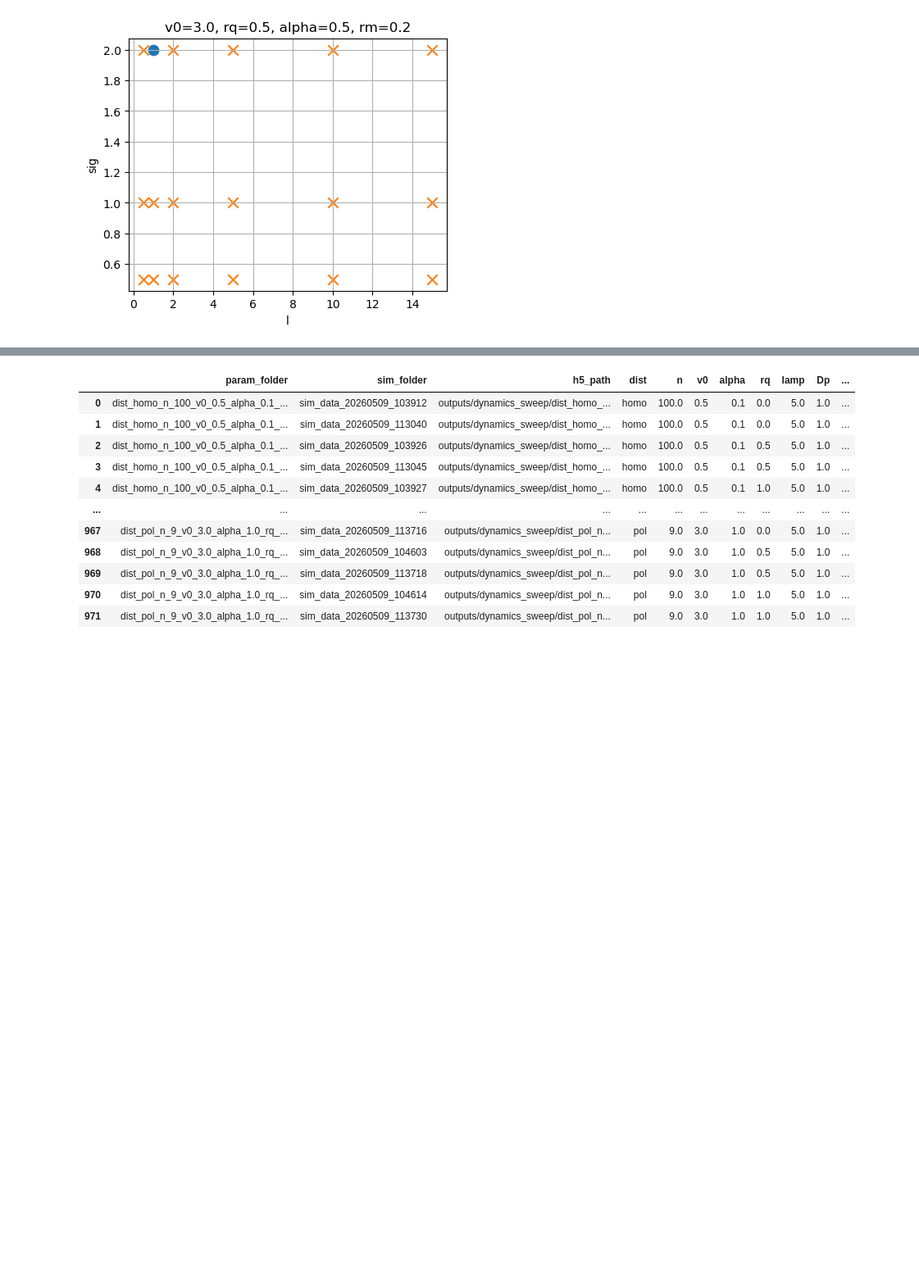
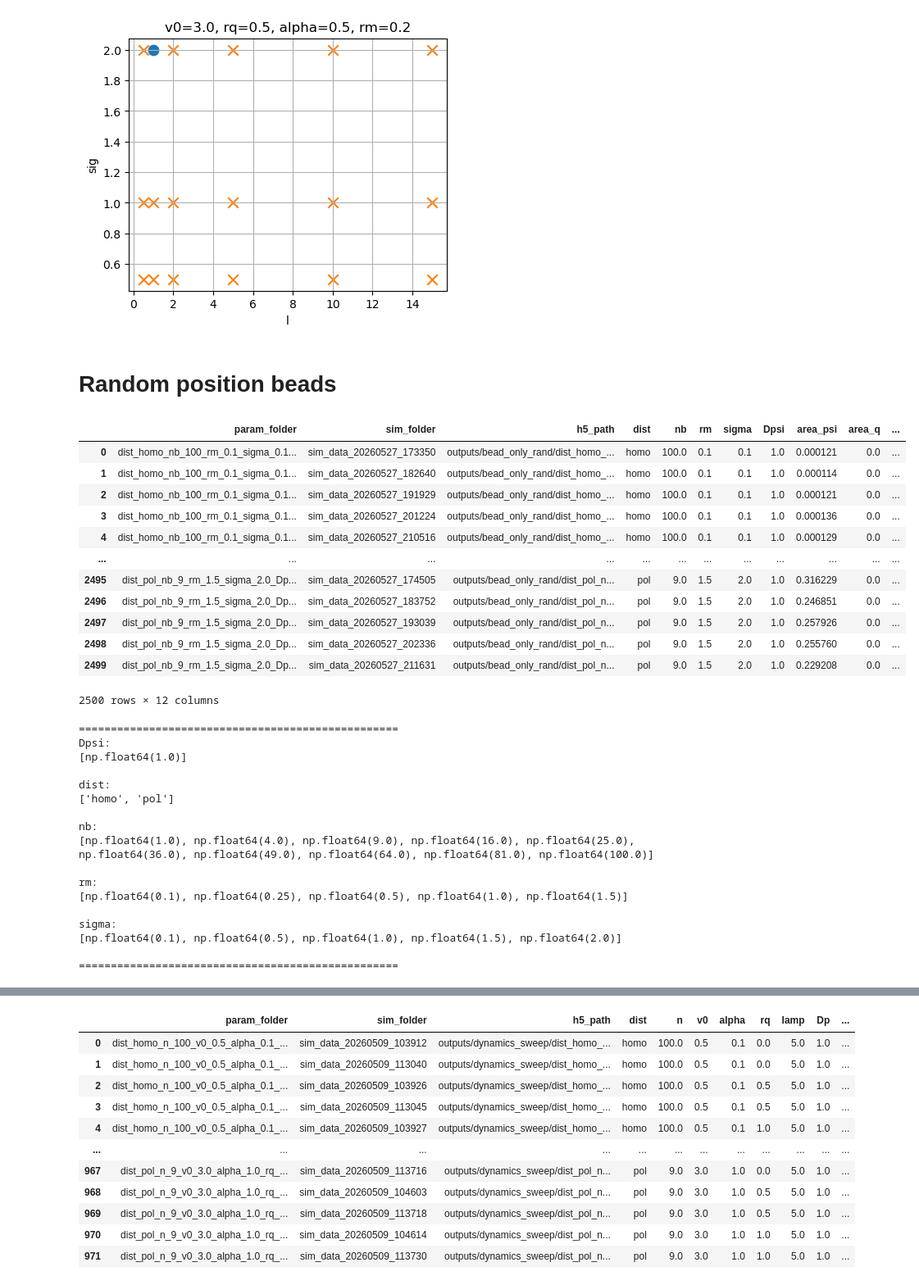
Before and after one commit to pvblop/Memory-Phase-Field-Models, a Jupyter notebook: equation_solver_bd_dist/analysis_sweep.ipynb, the cells around one changed output, grey strips where cells are left out. Shown at 82% size. Cells and saved outputs as stored; diff of their text form; code cells hidden in the pictures; blank space fills up the shorter version.

```diff
--- a/equation_solver_bd_dist/analysis_sweep.ipynb
+++ b/equation_solver_bd_dist/analysis_sweep.ipynb
@@ -472,3 +499,45 @@ plot_binary_phase_scatter(
 plt.show()
 # %% [output]
 [figure]
+# %% [markdown]
+# Random position beads
+# %%
+base_dir = "outputs/bead_only_rand"
+
+df = scan(base_dir)
+
+display(df)
+df.to_csv(os.path.join(base_dir, "bead_only_rand.csv"), index=False)
+
+print_available_parameters(df)
+# %% [output]
+|  | param_folder | sim_folder | h5_path | dist | nb | rm | sigma | Dpsi | area_psi | area_q | ... |
+| 0 | dist_homo_nb_100_rm_0.1_sigma_0.1... | sim_data_20260527_173350 | outputs/bead_only_rand/dist_homo_... | homo | 100.0 | 0.1 | 0.1 | 1.0 | 0.000121 | 0.0 | ... |
+| 1 | dist_homo_nb_100_rm_0.1_sigma_0.1... | sim_data_20260527_182640 | outputs/bead_only_rand/dist_homo_... | homo | 100.0 | 0.1 | 0.1 | 1.0 | 0.000114 | 0.0 | ... |
+| 2 | dist_homo_nb_100_rm_0.1_sigma_0.1... | sim_data_20260527_191929 | outputs/bead_only_rand/dist_homo_... | homo | 100.0 | 0.1 | 0.1 | 1.0 | 0.000121 | 0.0 | ... |
+| 3 | dist_homo_nb_100_rm_0.1_sigma_0.1... | sim_data_20260527_201224 | outputs/bead_only_rand/dist_homo_... | homo | 100.0 | 0.1 | 0.1 | 1.0 | 0.000136 | 0.0 | ... |
+| 4 | dist_homo_nb_100_rm_0.1_sigma_0.1... | sim_data_20260527_210516 | outputs/bead_only_rand/dist_homo_... | homo | 100.0 | 0.1 | 0.1 | 1.0 | 0.000129 | 0.0 | ... |
+| ... | ... | ... | ... | ... | ... | ... | ... | ... | ... | ... | ... |
+| 2495 | dist_pol_nb_9_rm_1.5_sigma_2.0_Dp... | sim_data_20260527_174505 | outputs/bead_only_rand/dist_pol_n... | pol | 9.0 | 1.5 | 2.0 | 1.0 | 0.316229 | 0.0 | ... |
+| 2496 | dist_pol_nb_9_rm_1.5_sigma_2.0_Dp... | sim_data_20260527_183752 | outputs/bead_only_rand/dist_pol_n... | pol | 9.0 | 1.5 | 2.0 | 1.0 | 0.246851 | 0.0 | ... |
+| 2497 | dist_pol_nb_9_rm_1.5_sigma_2.0_Dp... | sim_data_20260527_193039 | outputs/bead_only_rand/dist_pol_n... | pol | 9.0 | 1.5 | 2.0 | 1.0 | 0.257926 | 0.0 | ... |
+| 2498 | dist_pol_nb_9_rm_1.5_sigma_2.0_Dp... | sim_data_20260527_202336 | outputs/bead_only_rand/dist_pol_n... | pol | 9.0 | 1.5 | 2.0 | 1.0 | 0.255760 | 0.0 | ... |
+| 2499 | dist_pol_nb_9_rm_1.5_sigma_2.0_Dp... | sim_data_20260527_211631 | outputs/bead_only_rand/dist_pol_n... | pol | 9.0 | 1.5 | 2.0 | 1.0 | 0.229208 | 0.0 | ... |
+2500 rows × 12 columns
+==================================================
+Dpsi:
+[np.float64(1.0)]
+
+dist:
+['homo', 'pol']
+
+nb:
+[np.float64(1.0), np.float64(4.0), np.float64(9.0), np.float64(16.0), np.float64(25.0), np.float64(36.0), np.float64(49.0), np.float64(64.0), np.float64(81.0), np.float64(100.0)]
+
+rm:
+[np.float64(0.1), np.float64(0.25), np.float64(0.5), np.float64(1.0), np.float64(1.5)]
+
+sigma:
+[np.float64(0.1), np.float64(0.5), np.float64(1.0), np.float64(1.5), np.float64(2.0)]
+
+==================================================
```
Also changed, not shown: parts of 4 cells of this notebook, 2 other files.
